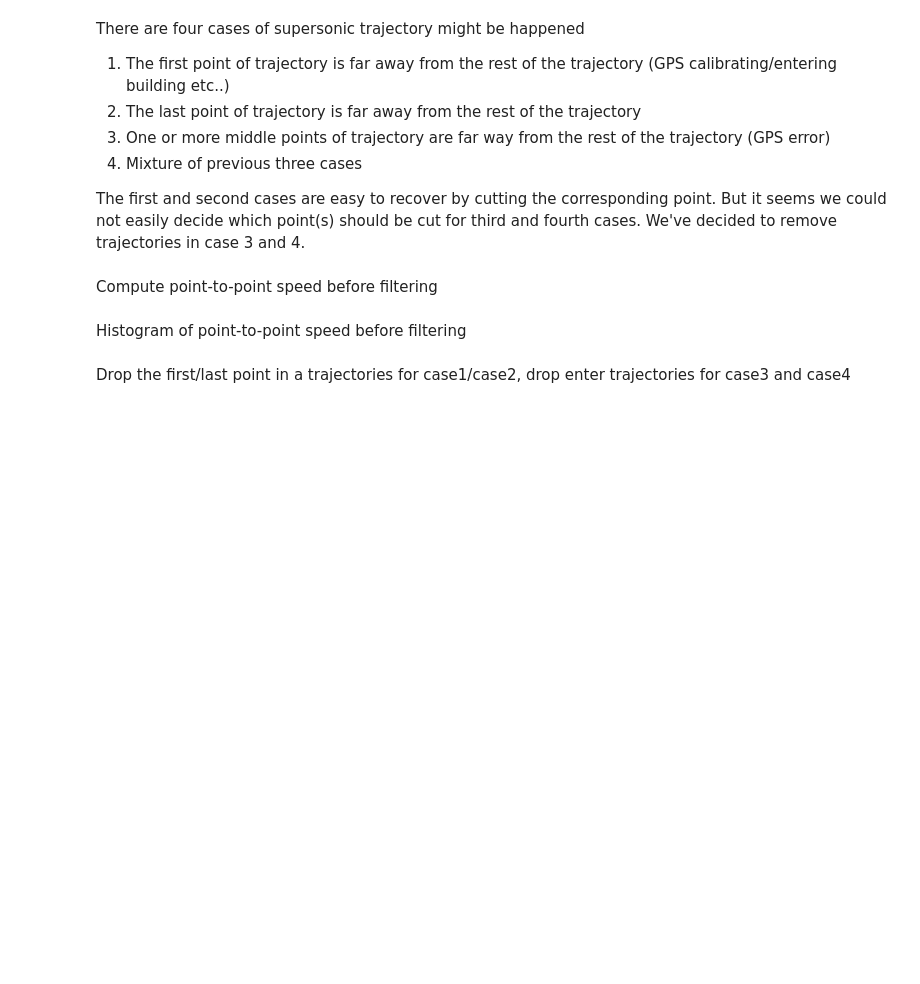
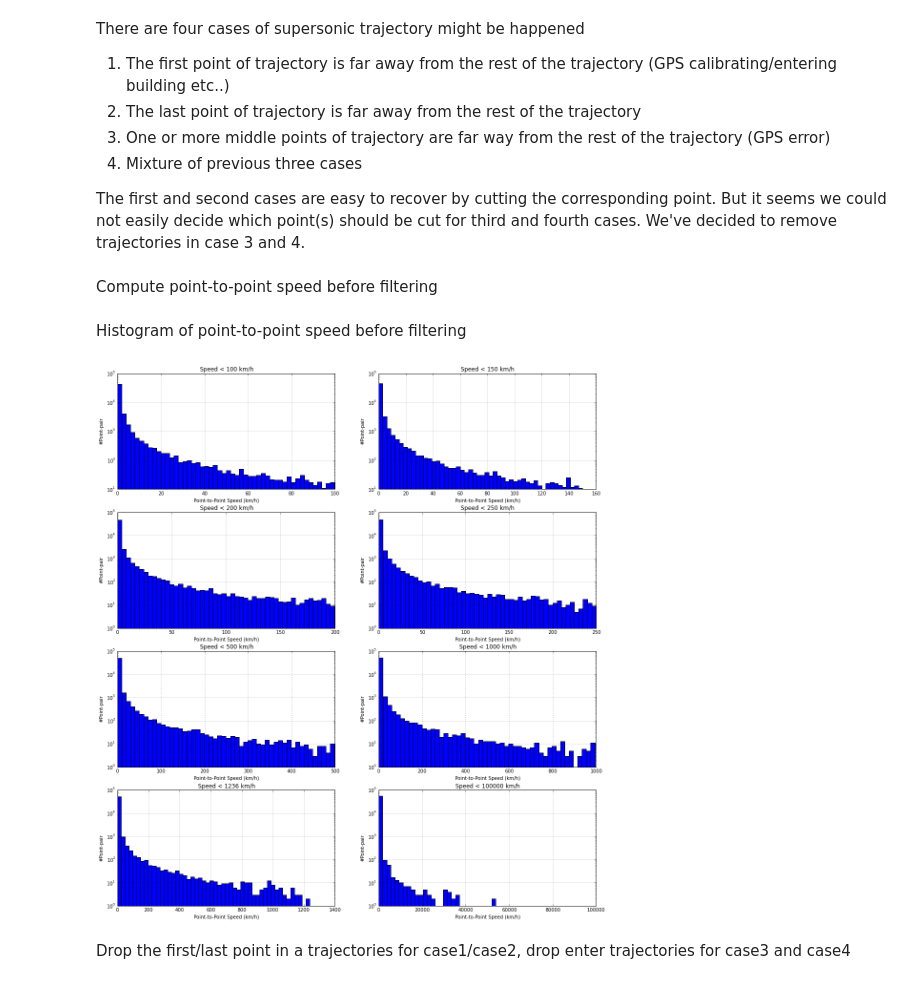
Before and after one commit to dongwookim-ml/flickr-photo, a Jupyter notebook: src/trajectory_construction.ipynb, the cells around one changed output. Drawn from its saved outputs; the diff is of its cells as text; code cells hidden in the pictures; blank space fills up the shorter version.

```diff
--- a/src/trajectory_construction.ipynb
+++ b/src/trajectory_construction.ipynb
@@ -400,17 +480,19 @@ if speed_filter == 1:
 # %% [markdown]
 Histogram of point-to-point speed before filtering
 # %%
-# plot histogram
-S = [100, 150, 200, 250, 500, 1000, 1236, 100000]
+S = [100, 150, 200, 250, 500, 1000, 1236, 100000] # speed of sound ~= 1236 km/h
 if speed_filter == 1:
     p2pspeeds = pd.Series(speeds)
-    plt.figure(figsize=[18,10])
+    plt.figure(figsize=[18,20])
     for it in range(len(S)):
         plt.subplot(4,2,it+1)
-        plt.ylabel('#point-pair')
+        plt.xlabel('Point-to-Point Speed (km/h)')
+        plt.ylabel('#Point-pair')
         plt.title('Speed < ' + str(S[it]) + ' km/h')
         ax = p2pspeeds[p2pspeeds < S[it]].hist(bins=50)
         ax.set_yscale('log')
+# %% [output]
+[figure, added]
 # %% [markdown]
 Drop the first/last point in a trajectories for case1/case2, drop enter trajectories for case3 and case4
 # %%
```
Also changed, not shown: parts of 44 cells of this notebook, 2 other files.
